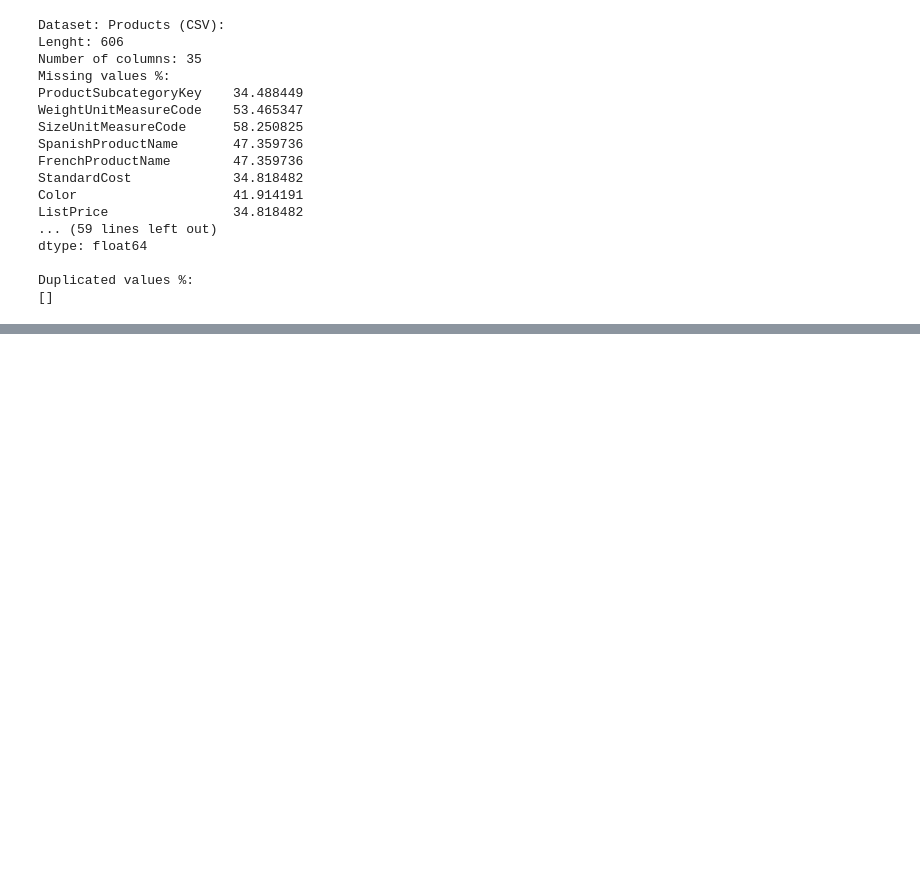
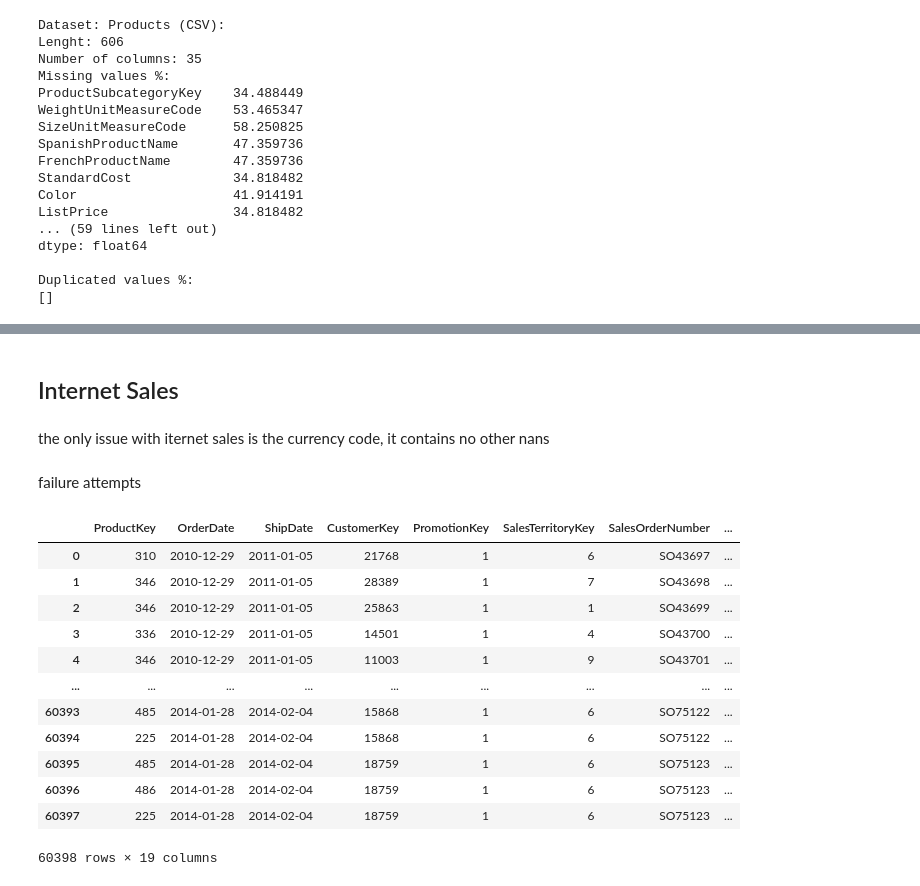
Before and after one commit to MrX1710/Projects, a Jupyter notebook: DA/ecom_retail_company.ipynb, the cells around one changed output, grey strips where cells are left out. Drawn from its saved outputs; the diff is of its cells as text; code cells hidden in the pictures; blank space fills up the shorter version.

Commit message:
corrected a mistake (missunderstanding of a data info) and finishing the cleaning of the data, ready for analysis

```diff
--- a/DA/ecom_retail_company.ipynb
+++ b/DA/ecom_retail_company.ipynb
@@ -10,8 +10,8 @@ pd.set_option("display.max_columns", None) #i wanna all the columns :D
 # %%
-Products_csv = pd.read_csv('Products.csv')
-customers_json = pd.read_json('customers.json')
-internet_sales_excel = pd.read_excel('InternetSales.xlsx', engine='calamine')
-sales_territ_parquet = pd.read_parquet('SalesTerritory.parquet')
+Products = pd.read_csv('Products.csv')
+Customers = pd.read_json('customers.json')
+Internet_Sales  = pd.read_excel('InternetSales.xlsx', engine='calamine')
+Sales_Territory  = pd.read_parquet('SalesTerritory.parquet')
 # %%
 def bold_green(text):
     return f'\033[1;32m{text}\033[0m'
@@ -184,0 +361,13 @@ Name: Size, Length: 135, dtype: str
+# %% [markdown]
+## Internet Sales
+# %% [markdown]
+the only issue with iternet sales is the currency code, it contains no other nans
+# %%
+#since we have the code of each number we can structure it
+
+Currency = pd.DataFrame({
+    'Key'      :          [6,     19,    29,    36,   98,   100],
+    'Code'     :          ['AUD', 'CAD', 'DEM', 'EUR', 'GBP', 'USD'],
+    'Currency' :          ['Australian Dollar', 'Canadian Dollar', 'Deutsche Mark',
+                               'Euro', 'UK Pound', 'US Dollar'],
+})
@@ -184,0 +380,27 @@ Name: Size, Length: 135, dtype: str
+# %% [markdown]
+failure attempts
+# %%
+cols = [29, 6, 98, 19, 36, 100]
+Internet_Sales['Key'] = np.nan
+
+for c in cols: #ai
+    Internet_Sales.loc[Internet_Sales[c].isna() == False, 'Key'] = c
+
+Internet_Sales = Internet_Sales.drop(columns=cols)
+Internet_Sales = Internet_Sales.merge(Currency, on='Key', how='left')
+# %%
+Internet_Sales
+# %% [output]
+|  | ProductKey | OrderDate | ShipDate | CustomerKey | PromotionKey | SalesTerritoryKey | SalesOrderNumber | ... |
+| 0 | 310 | 2010-12-29 | 2011-01-05 | 21768 | 1 | 6 | SO43697 | ... |
+| 1 | 346 | 2010-12-29 | 2011-01-05 | 28389 | 1 | 7 | SO43698 | ... |
+| 2 | 346 | 2010-12-29 | 2011-01-05 | 25863 | 1 | 1 | SO43699 | ... |
+| 3 | 336 | 2010-12-29 | 2011-01-05 | 14501 | 1 | 4 | SO43700 | ... |
+| 4 | 346 | 2010-12-29 | 2011-01-05 | 11003 | 1 | 9 | SO43701 | ... |
+| ... | ... | ... | ... | ... | ... | ... | ... | ... |
+| 60393 | 485 | 2014-01-28 | 2014-02-04 | 15868 | 1 | 6 | SO75122 | ... |
+| 60394 | 225 | 2014-01-28 | 2014-02-04 | 15868 | 1 | 6 | SO75122 | ... |
+| 60395 | 485 | 2014-01-28 | 2014-02-04 | 18759 | 1 | 6 | SO75123 | ... |
+| 60396 | 486 | 2014-01-28 | 2014-02-04 | 18759 | 1 | 6 | SO75123 | ... |
+| 60397 | 225 | 2014-01-28 | 2014-02-04 | 18759 | 1 | 6 | SO75123 | ... |
+60398 rows × 19 columns
```
Also changed, not shown: parts of 55 cells of this notebook, 1 other file.
